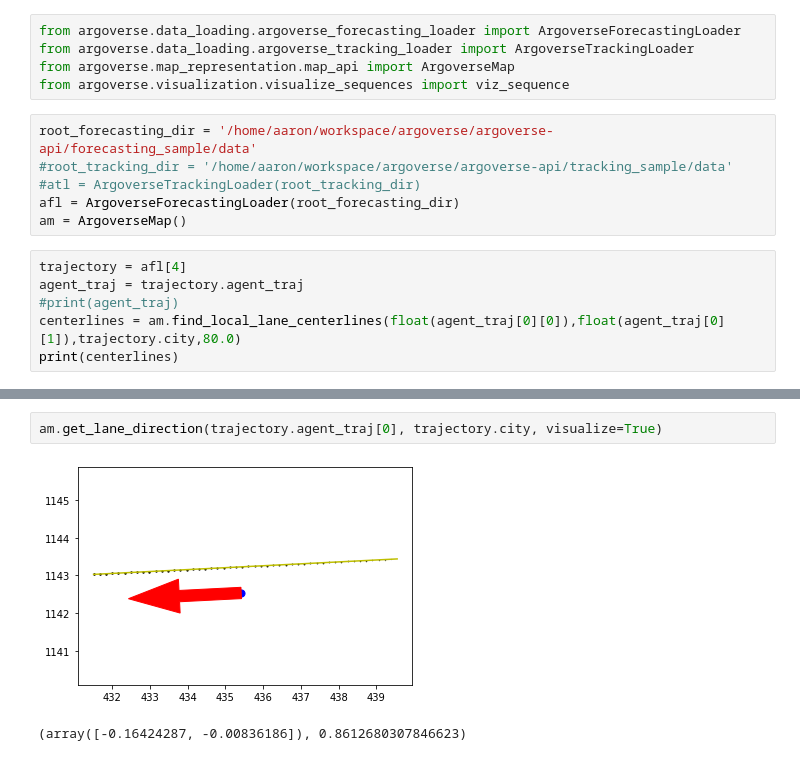
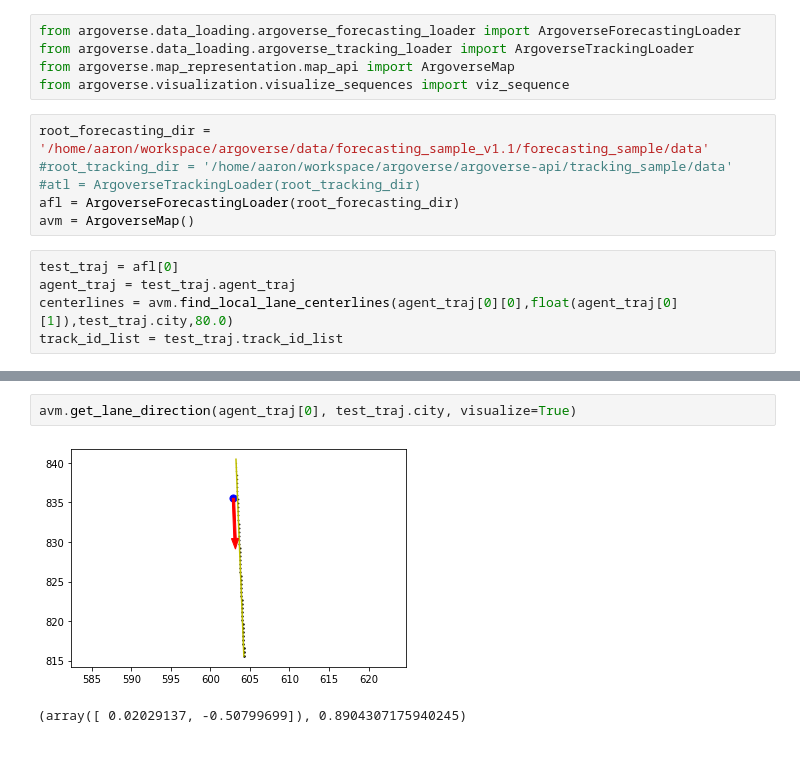
Before and after one commit to aaronh65/argoverse-api, a Jupyter notebook: forecasting_methods/data_viz.ipynb, the cells around one changed output, grey strips where cells are left out. Saved outputs shown, nothing was run; the diff lists cells and outputs as text.

```diff
--- a/forecasting_methods/data_viz.ipynb
+++ b/forecasting_methods/data_viz.ipynb
@@ -8,14 +8,13 @@ from argoverse.data_loading.argoverse_tracking_loader import ArgoverseTrackingLo
 from argoverse.map_representation.map_api import ArgoverseMap
 from argoverse.visualization.visualize_sequences import viz_sequence
 # %%
-root_forecasting_dir = '/home/aaron/workspace/argoverse/argoverse-api/forecasting_sample/data'
+root_forecasting_dir = '/home/aaron/workspace/argoverse/data/forecasting_sample_v1.1/forecasting_sample/data'
 #root_tracking_dir = '/home/aaron/workspace/argoverse/argoverse-api/tracking_sample/data'
 #atl = ArgoverseTrackingLoader(root_tracking_dir)
 afl = ArgoverseForecastingLoader(root_forecasting_dir)
-am = ArgoverseMap()
+avm = ArgoverseMap()
 # %%
-trajectory = afl[4]
-agent_traj = trajectory.agent_traj
-#print(agent_traj)
-centerlines = am.find_local_lane_centerlines(float(agent_traj[0][0]),float(agent_traj[0][1]),trajectory.city,80.0)
-print(centerlines)
+test_traj = afl[0]
+agent_traj = test_traj.agent_traj
+centerlines = avm.find_local_lane_centerlines(agent_traj[0][0],float(agent_traj[0][1]),test_traj.city,80.0)
+track_id_list = test_traj.track_id_list
@@ -64,5 +46,5 @@ trajectory.track_id_list
 # %%
-am.get_lane_direction(trajectory.agent_traj[0], trajectory.city, visualize=True)
+avm.get_lane_direction(agent_traj[0], test_traj.city, visualize=True)
 # %% [output]
-[figure, old version]
+[figure, new version]
-(array([-0.16424287, -0.00836186]), 0.8612680307846623)
+(array([ 0.02029137, -0.50799699]), 0.8904307175940245)
```
Also changed, not shown: parts of 7 cells of this notebook, 3 other files.
